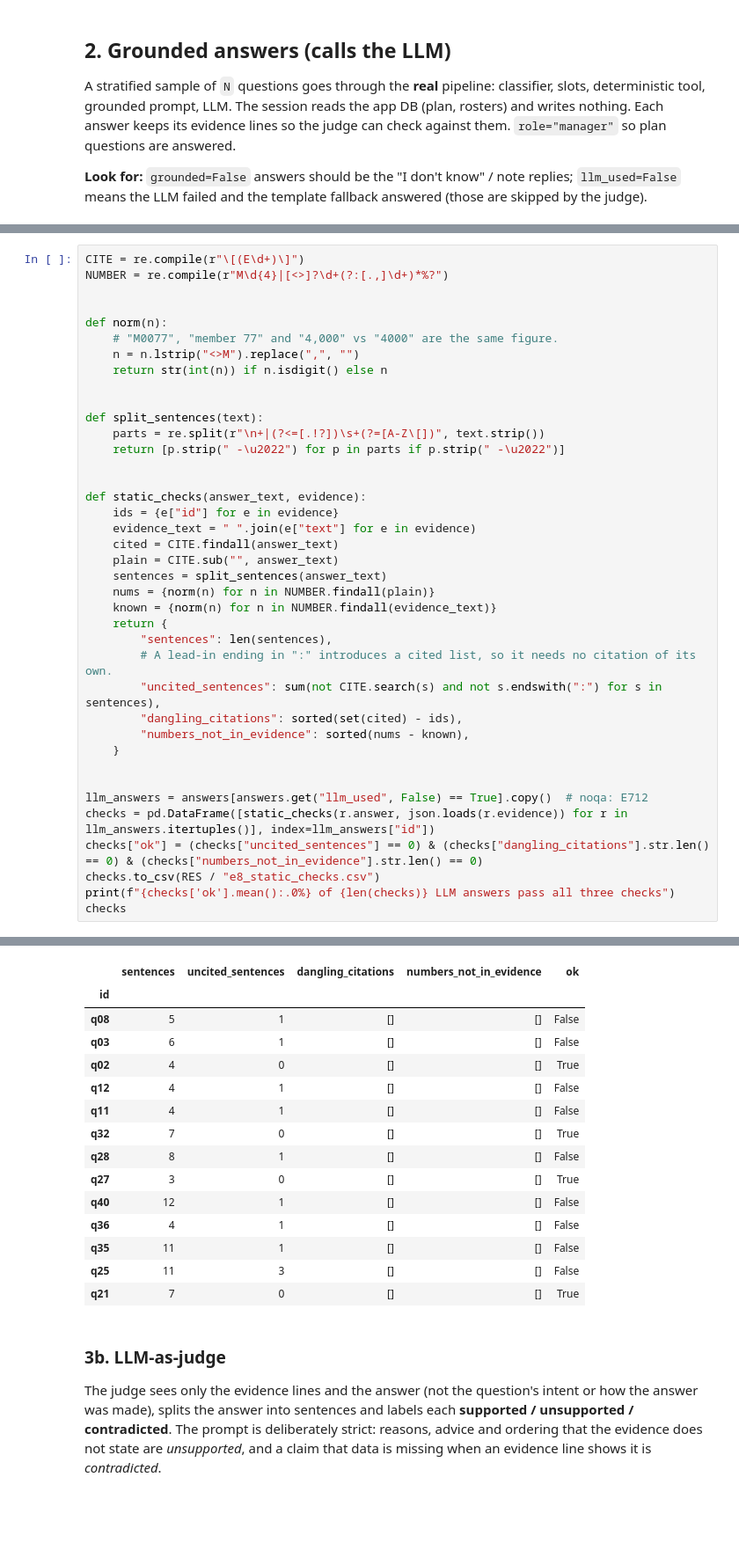
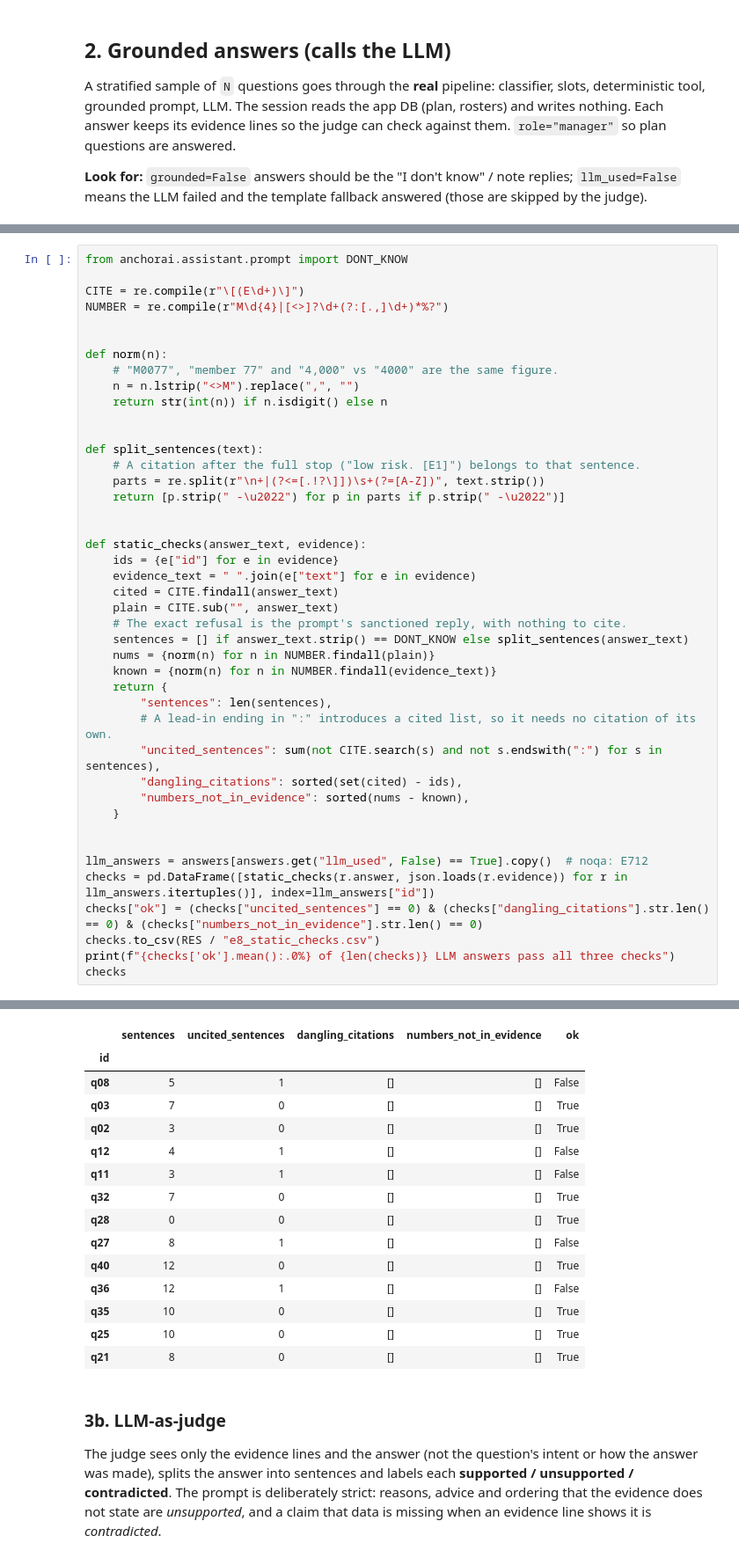
Before and after one commit to sgtaziz/IRS-PM-2026-08-17-ISFT-GRP-16-AnchorAI, a Jupyter notebook: SystemCode/notebooks/c_e8_assistant.ipynb, the cells around one changed output, grey strips where cells are left out. Shown at 88% size. Drawn from its saved outputs; the diff is of its cells as text; blank space fills up the shorter version.

```diff
--- a/SystemCode/notebooks/c_e8_assistant.ipynb
+++ b/SystemCode/notebooks/c_e8_assistant.ipynb
@@ -317,4 +318,6 @@ an unsupported *reason* (that is what the judge is for).
 # %%
+from anchorai.assistant.prompt import DONT_KNOW
+
 CITE = re.compile(r"\[(E\d+)\]")
 NUMBER = re.compile(r"M\d{4}|[<>]?\d+(?:[.,]\d+)*%?")
 
@@ -326,7 +329,8 @@ def norm(n):
 
 
 def split_sentences(text):
-    parts = re.split(r"\n+|(?<=[.!?])\s+(?=[A-Z\[])", text.strip())
+    # A citation after the full stop ("low risk. [E1]") belongs to that sentence.
+    parts = re.split(r"\n+|(?<=[.!?\]])\s+(?=[A-Z])", text.strip())
     return [p.strip(" -\u2022") for p in parts if p.strip(" -\u2022")]
 
 
@@ -335,7 +339,8 @@ def static_checks(answer_text, evidence):
     evidence_text = " ".join(e["text"] for e in evidence)
     cited = CITE.findall(answer_text)
     plain = CITE.sub("", answer_text)
-    sentences = split_sentences(answer_text)
+    # The exact refusal is the prompt's sanctioned reply, with nothing to cite.
+    sentences = [] if answer_text.strip() == DONT_KNOW else split_sentences(answer_text)
     nums = {norm(n) for n in NUMBER.findall(plain)}
     known = {norm(n) for n in NUMBER.findall(evidence_text)}
     return {
@@ -358,18 +363,18 @@ checks
 |  | sentences | uncited_sentences | dangling_citations | numbers_not_in_evidence | ok |
 | id |  |  |  |  |  |
 | q08 | 5 | 1 | [] | [] | False |
-| q03 | 6 | 1 | [] | [] | False |
-| q02 | 4 | 0 | [] | [] | True |
+| q03 | 7 | 0 | [] | [] | True |
+| q02 | 3 | 0 | [] | [] | True |
 | q12 | 4 | 1 | [] | [] | False |
-| q11 | 4 | 1 | [] | [] | False |
+| q11 | 3 | 1 | [] | [] | False |
 | q32 | 7 | 0 | [] | [] | True |
-| q28 | 8 | 1 | [] | [] | False |
-| q27 | 3 | 0 | [] | [] | True |
-| q40 | 12 | 1 | [] | [] | False |
-| q36 | 4 | 1 | [] | [] | False |
-| q35 | 11 | 1 | [] | [] | False |
-| q25 | 11 | 3 | [] | [] | False |
-| q21 | 7 | 0 | [] | [] | True |
+| q28 | 0 | 0 | [] | [] | True |
+| q27 | 8 | 1 | [] | [] | False |
+| q40 | 12 | 0 | [] | [] | True |
+| q36 | 12 | 1 | [] | [] | False |
+| q35 | 10 | 0 | [] | [] | True |
+| q25 | 10 | 0 | [] | [] | True |
+| q21 | 8 | 0 | [] | [] | True |
 # %% [markdown]
 ### 3b. LLM-as-judge
 
```
Also changed, not shown: parts of 16 cells of this notebook, 11 other files.
